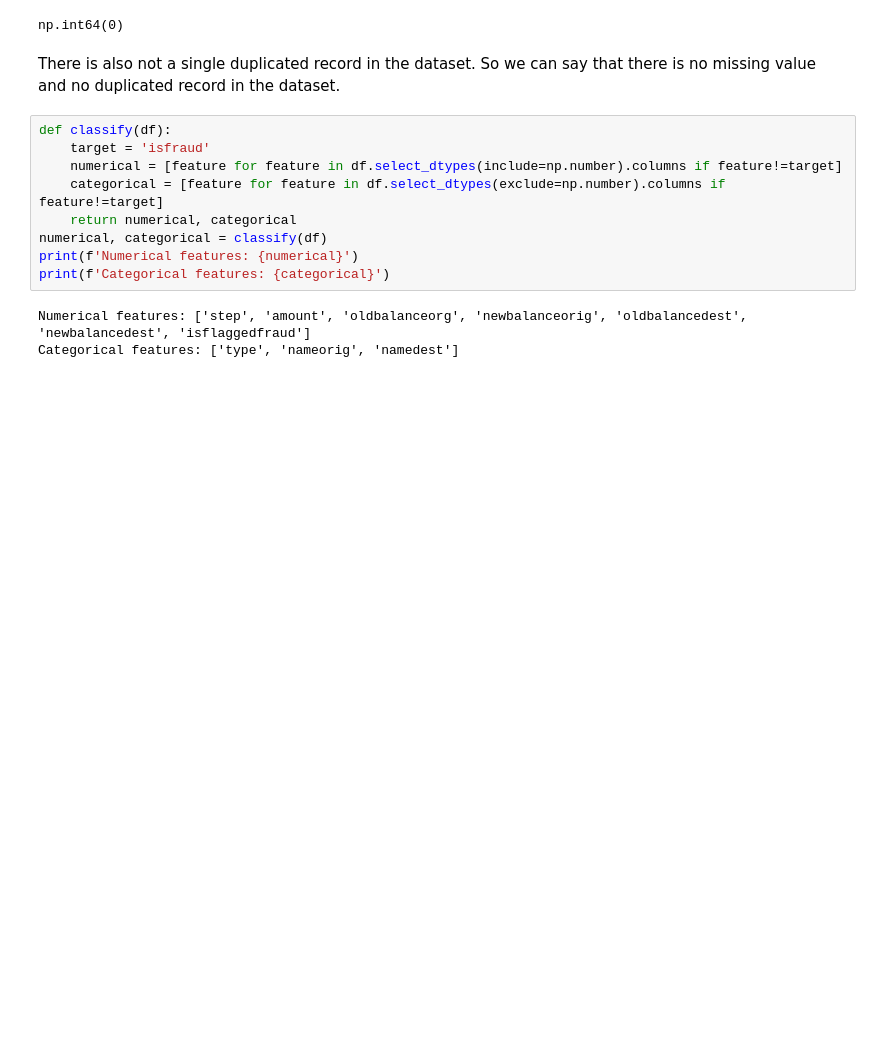
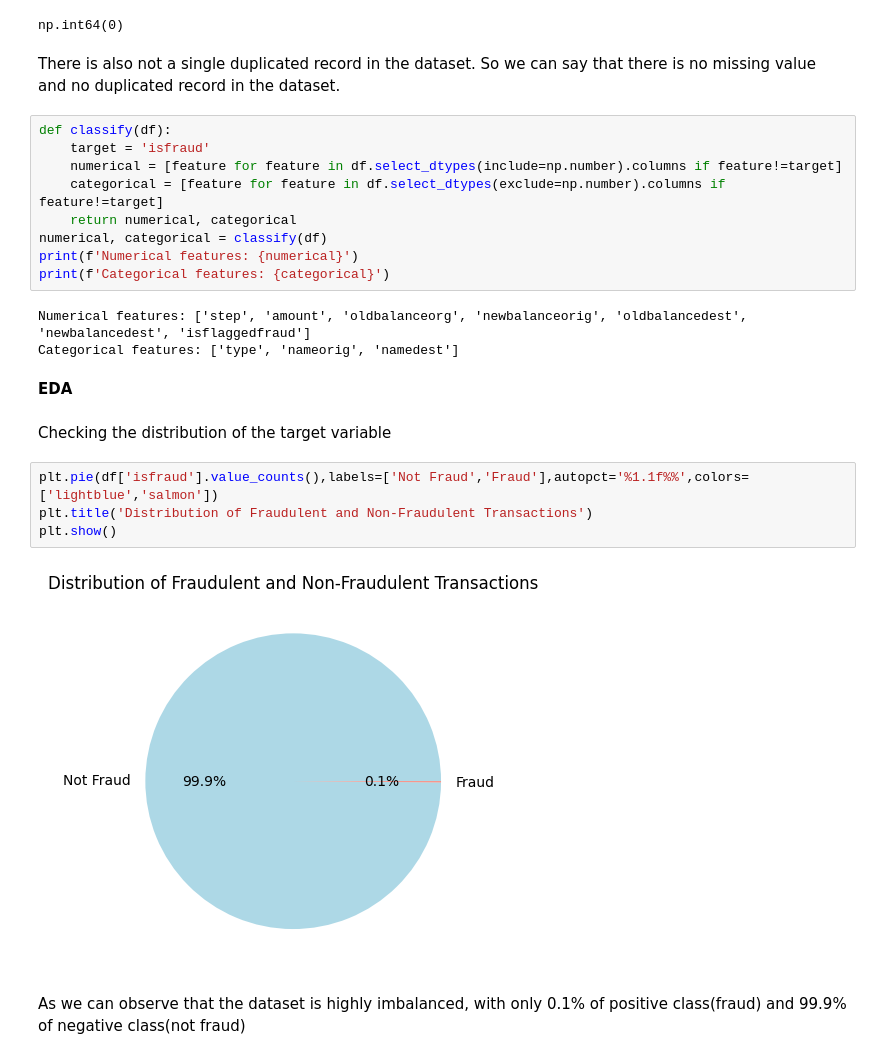
Before and after one commit to AsokTamang/real_time_fraud_detection, a Jupyter notebook: model_training.ipynb, the cells around one changed output. Saved outputs shown, nothing was run; the diff lists cells and outputs as text; blank space fills up the shorter version.

Commit message:
plot of distribution of target variable

```diff
--- a/model_training.ipynb
+++ b/model_training.ipynb
@@ -193,3 +193,15 @@ print(f'Categorical features: {categorical}')
 # %% [output]
 Numerical features: ['step', 'amount', 'oldbalanceorg', 'newbalanceorig', 'oldbalancedest', 'newbalancedest', 'isflaggedfraud']
 Categorical features: ['type', 'nameorig', 'namedest']
+# %% [markdown]
+**EDA**
+# %% [markdown]
+Checking the distribution of the target variable
+# %%
+plt.pie(df['isfraud'].value_counts(),labels=['Not Fraud','Fraud'],autopct='%1.1f%%',colors=['lightblue','salmon'])
+plt.title('Distribution of Fraudulent and Non-Fraudulent Transactions')
+plt.show()
+# %% [output]
+[figure, added]
+# %% [markdown]
+As we can observe that the dataset is highly imbalanced, with only 0.1% of positive class(fraud) and 99.9% of negative class(not fraud)
```
Also changed, not shown: parts of 1 cell of this notebook.
